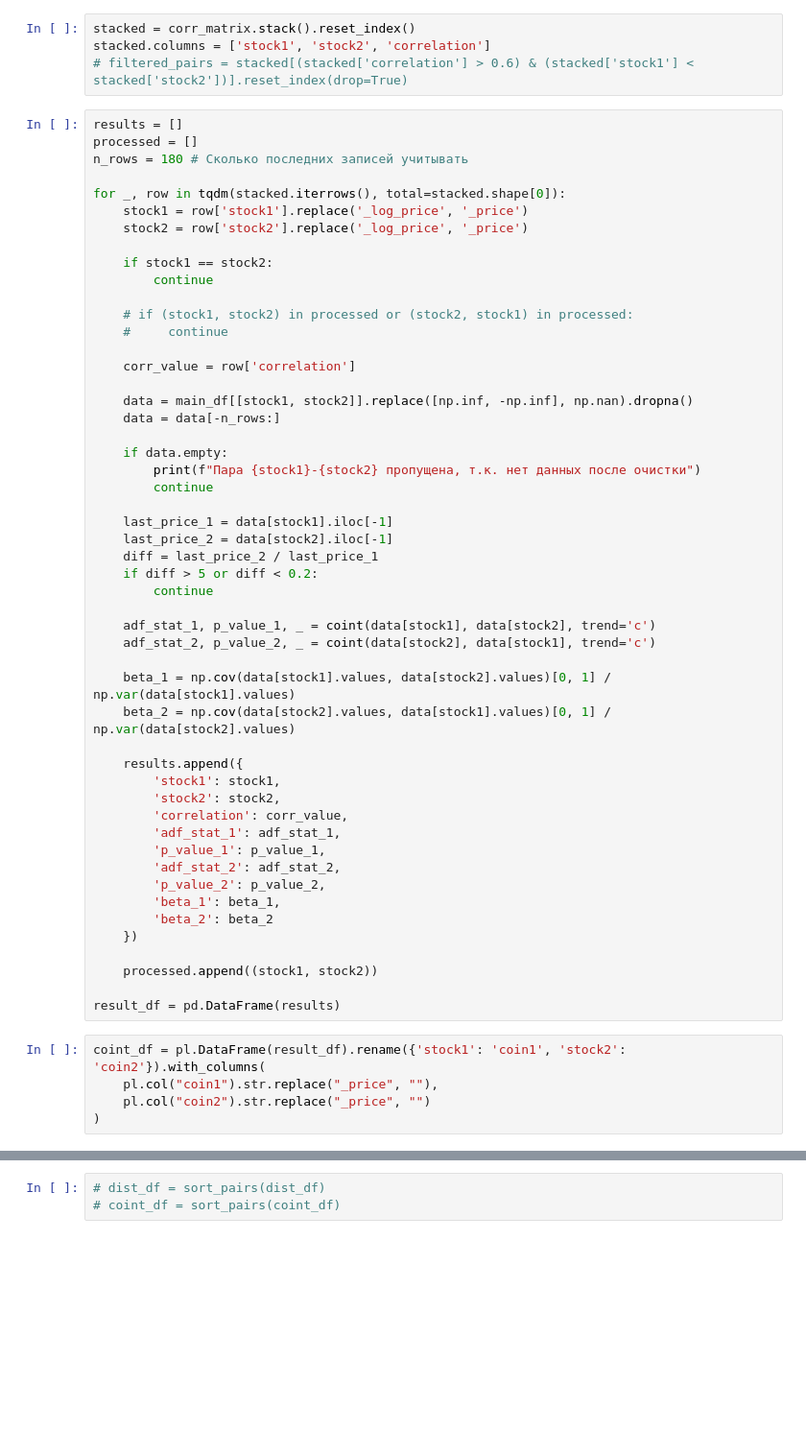
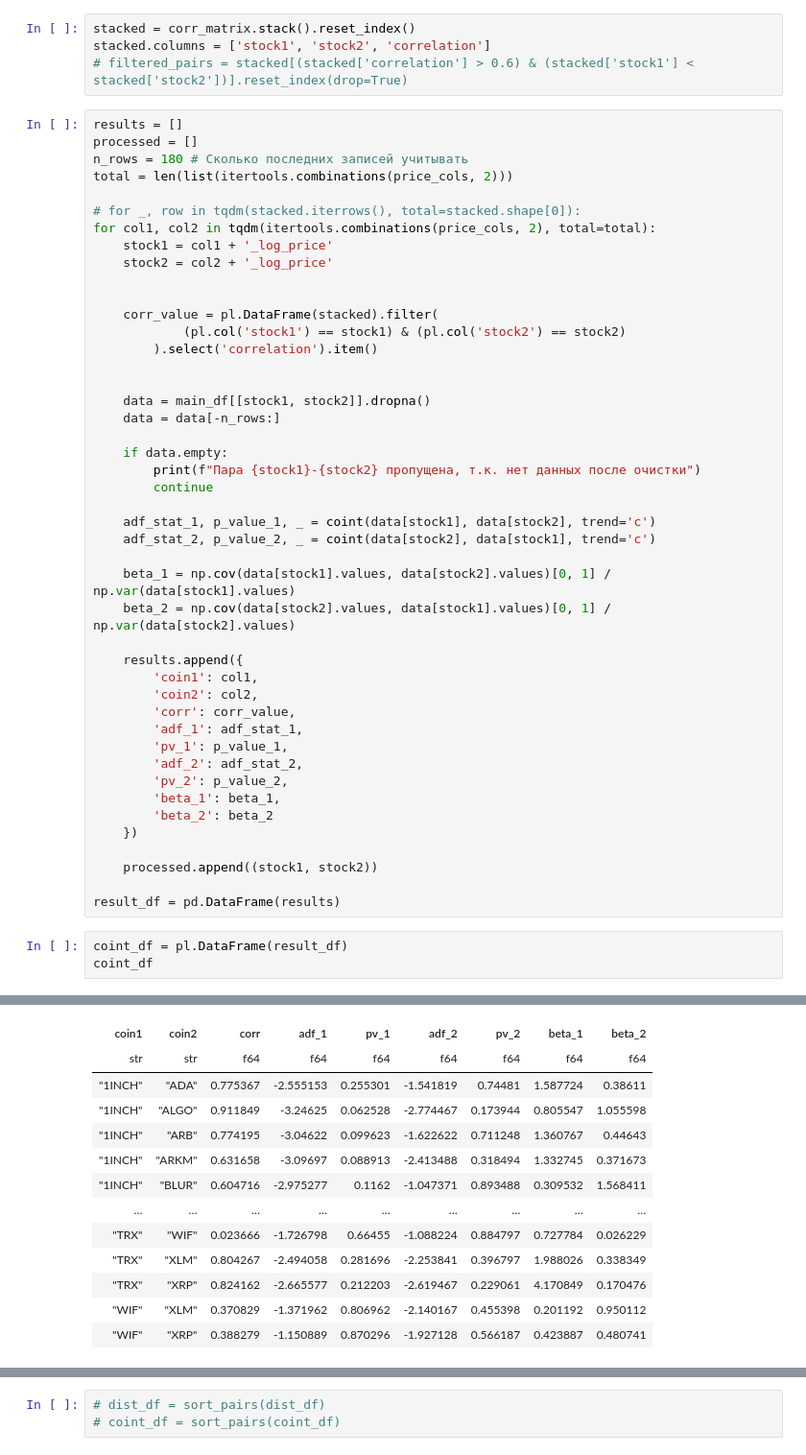
Before and after one commit to elterion/bot, a Jupyter notebook: 0. Correlation.ipynb, the cells around one changed output, grey strips where cells are left out. Shown at 96% size. Drawn from its saved outputs; the diff is of its cells as text; blank space fills up the shorter version.

```diff
--- a/0. Correlation.ipynb
+++ b/0. Correlation.ipynb
@@ -323,30 +317,24 @@ stacked.columns = ['stock1', 'stock2', 'correlation']
 results = []
 processed = []
 n_rows = 180 # Сколько последних записей учитывать
+total = len(list(itertools.combinations(price_cols, 2)))
 
-for _, row in tqdm(stacked.iterrows(), total=stacked.shape[0]):
-    stock1 = row['stock1'].replace('_log_price', '_price')
-    stock2 = row['stock2'].replace('_log_price', '_price')
+# for _, row in tqdm(stacked.iterrows(), total=stacked.shape[0]):
+for col1, col2 in tqdm(itertools.combinations(price_cols, 2), total=total):
+    stock1 = col1 + '_log_price'
+    stock2 = col2 + '_log_price'
 
-    if stock1 == stock2:
-        continue
 
-    # if (stock1, stock2) in processed or (stock2, stock1) in processed:
-    #     continue
+    corr_value = pl.DataFrame(stacked).filter(
+            (pl.col('stock1') == stock1) & (pl.col('stock2') == stock2)
+        ).select('correlation').item()
 
-    corr_value = row['correlation']
 
-    data = main_df[[stock1, stock2]].replace([np.inf, -np.inf], np.nan).dropna()
+    data = main_df[[stock1, stock2]].dropna()
     data = data[-n_rows:]
 
     if data.empty:
         print(f"Пара {stock1}-{stock2} пропущена, т.к. нет данных после очистки")
-        continue
-
-    last_price_1 = data[stock1].iloc[-1]
-    last_price_2 = data[stock2].iloc[-1]
-    diff = last_price_2 / last_price_1
-    if diff > 5 or diff < 0.2:
         continue
 
     adf_stat_1, p_value_1, _ = coint(data[stock1], data[stock2], trend='c')
@@ -356,13 +344,13 @@ for _, row in tqdm(stacked.iterrows(), total=stacked.shape[0]):
     beta_2 = np.cov(data[stock2].values, data[stock1].values)[0, 1] / np.var(data[stock2].values)
 
     results.append({
-        'stock1': stock1,
-        'stock2': stock2,
-        'correlation': corr_value,
-        'adf_stat_1': adf_stat_1,
-        'p_value_1': p_value_1,
-        'adf_stat_2': adf_stat_2,
-        'p_value_2': p_value_2,
+        'coin1': col1,
+        'coin2': col2,
+        'corr': corr_value,
+        'adf_1': adf_stat_1,
+        'pv_1': p_value_1,
+        'adf_2': adf_stat_2,
+        'pv_2': p_value_2,
         'beta_1': beta_1,
         'beta_2': beta_2
     })
@@ -371,7 +359,6 @@ for _, row in tqdm(stacked.iterrows(), total=stacked.shape[0]):
 
 result_df = pd.DataFrame(results)
 # %%
-coint_df = pl.DataFrame(result_df).rename({'stock1': 'coin1', 'stock2': 'coin2'}).with_columns(
-    pl.col("coin1").str.replace("_price", ""),
-    pl.col("coin2").str.replace("_price", "")
-)
+coint_df = pl.DataFrame(result_df)
+coint_df
+# %% [output]
@@ -377,0 +366,13 @@ coint_df = pl.DataFrame(result_df).rename({'stock1': 'coin1', 'stock2': 'coin2'}
+| coin1 | coin2 | corr | adf_1 | pv_1 | adf_2 | pv_2 | beta_1 | beta_2 |
+| str | str | f64 | f64 | f64 | f64 | f64 | f64 | f64 |
+| "1INCH" | "ADA" | 0.775367 | -2.555153 | 0.255301 | -1.541819 | 0.74481 | 1.587724 | 0.38611 |
+| "1INCH" | "ALGO" | 0.911849 | -3.24625 | 0.062528 | -2.774467 | 0.173944 | 0.805547 | 1.055598 |
+| "1INCH" | "ARB" | 0.774195 | -3.04622 | 0.099623 | -1.622622 | 0.711248 | 1.360767 | 0.44643 |
+| "1INCH" | "ARKM" | 0.631658 | -3.09697 | 0.088913 | -2.413488 | 0.318494 | 1.332745 | 0.371673 |
+| "1INCH" | "BLUR" | 0.604716 | -2.975277 | 0.1162 | -1.047371 | 0.893488 | 0.309532 | 1.568411 |
+| … | … | … | … | … | … | … | … | … |
+| "TRX" | "WIF" | 0.023666 | -1.726798 | 0.66455 | -1.088224 | 0.884797 | 0.727784 | 0.026229 |
+| "TRX" | "XLM" | 0.804267 | -2.494058 | 0.281696 | -2.253841 | 0.396797 | 1.988026 | 0.338349 |
+| "TRX" | "XRP" | 0.824162 | -2.665577 | 0.212203 | -2.619467 | 0.229061 | 4.170849 | 0.170476 |
+| "WIF" | "XLM" | 0.370829 | -1.371962 | 0.806962 | -2.140167 | 0.455398 | 0.201192 | 0.950112 |
+| "WIF" | "XRP" | 0.388279 | -1.150889 | 0.870296 | -1.927128 | 0.566187 | 0.423887 | 0.480741 |
```
Also changed, not shown: parts of 52 cells of this notebook.
